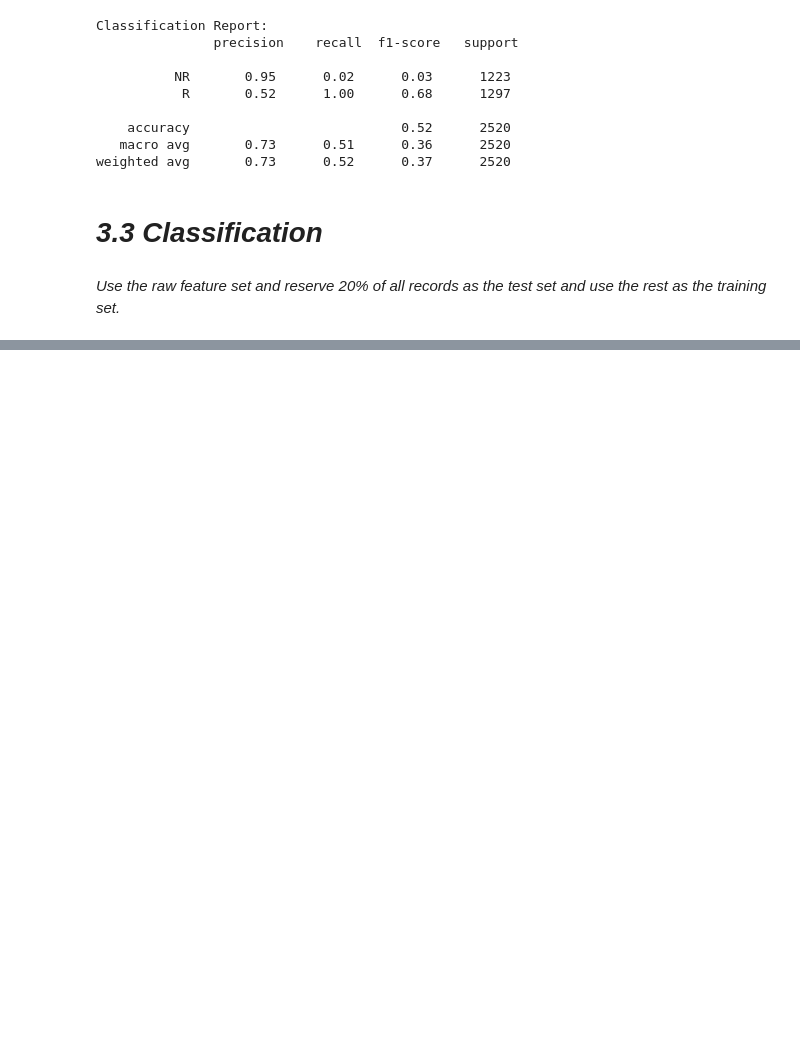
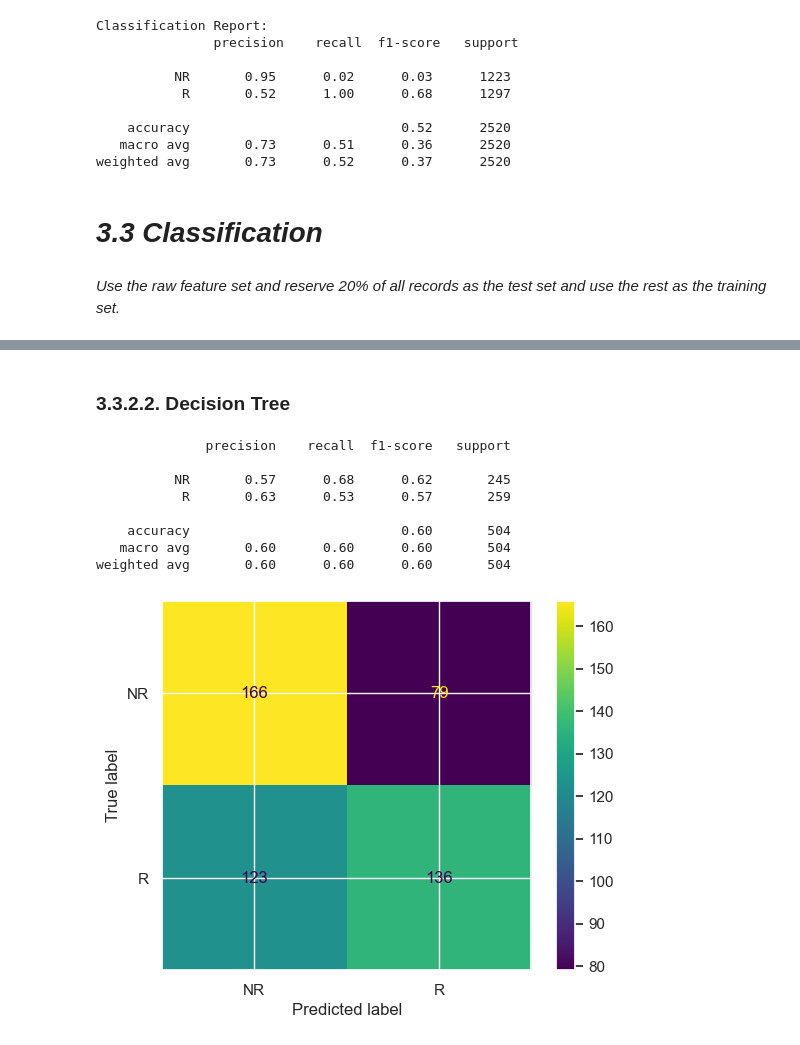
Before and after one commit to MengqiLI0907/Advanced-Spatial-Analysis, a Jupyter notebook: Assignment1.ipynb, the cells around one changed output, grey strips where cells are left out. Cells and saved outputs as stored; diff of their text form; code cells hidden in the pictures; blank space fills up the shorter version.

```diff
--- a/Assignment1.ipynb
+++ b/Assignment1.ipynb
@@ -927,0 +744,7 @@ NameError: name 'results_ann' is not defined
+# %%
+from sklearn.model_selection import train_test_split
+# Split data into features and target
+X = original_data  # This assumes 'label' is the name of your target column
+y = data['label']
+# Split data into training and test sets
+X_train, X_test, y_train, y_test = train_test_split(X, y, test_size=0.2, random_state=42)
@@ -927,0 +882,25 @@ NameError: name 'results_ann' is not defined
+# %% [markdown]
+### **3.3.2.2. Decision Tree**
+# %%
+dt_cls = DecisionTreeClassifier(criterion='gini', max_depth =10, min_samples_split = 2, splitter = 'best')
+dt_cls.fit(X_train_scaled, y_train)
+
+# Evaluate the classifier on the test set
+y_pred_dt = dt_cls.predict(X_test_scaled)
+
+# Compute and visualize the confusion matrix
+cm_dt = confusion_matrix(y_test, y_pred_dt, labels=dt_cls.classes_)
+disp_dt = ConfusionMatrixDisplay(confusion_matrix=cm_dt, display_labels=dt_cls.classes_)
+disp_dt.plot()
+# Print the classification report
+print(classification_report(y_test, y_pred_dt, target_names=np.unique(y_test)))
+# %% [output]
+              precision    recall  f1-score   support
+
+          NR       0.57      0.68      0.62       245
+           R       0.63      0.53      0.57       259
+
+    accuracy                           0.60       504
+   macro avg       0.60      0.60      0.60       504
+weighted avg       0.60      0.60      0.60       504
+[figure, added]
```
Also changed, not shown: parts of 38 cells of this notebook, 1 other file.
